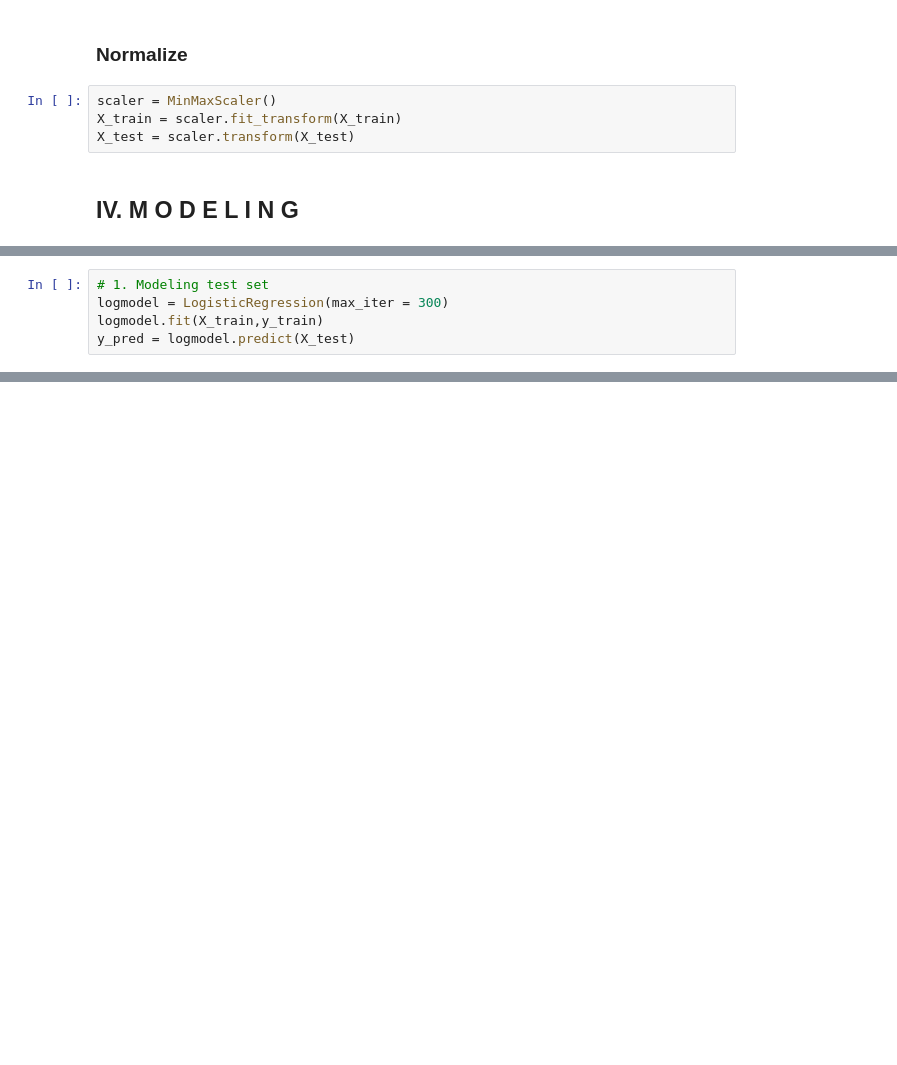
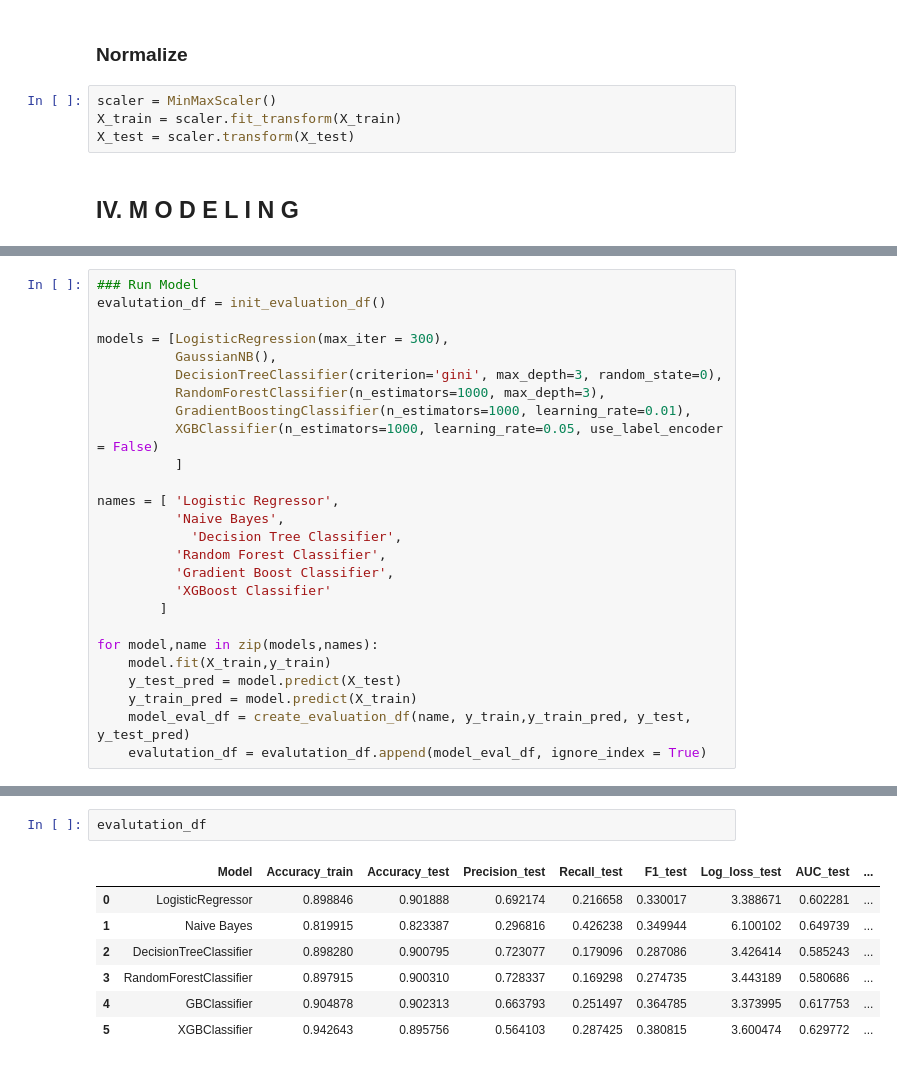
Before and after one commit to ngttnguyen/my-atom-fair, a Jupyter notebook: Nguyen_Bank_Marketing_Modeling.ipynb, the cells around one changed output, grey strips where cells are left out. Drawn from its saved outputs; the diff is of its cells as text; blank space fills up the shorter version.

```diff
--- a/Nguyen_Bank_Marketing_Modeling.ipynb
+++ b/Nguyen_Bank_Marketing_Modeling.ipynb
@@ -497,5 +495,0 @@ X_test = scaler.transform(X_test)
-# %%
-# 1. Modeling test set
-logmodel = LogisticRegression(max_iter = 300)
-logmodel.fit(X_train,y_train)
-y_pred = logmodel.predict(X_test)
@@ -513,0 +542,26 @@ weighted avg       0.89      0.90      0.88     16471
+# %%
+### Run Model
+evalutation_df = init_evaluation_df()
+
+models = [LogisticRegression(max_iter = 300),
+          GaussianNB(),
+          DecisionTreeClassifier(criterion='gini', max_depth=3, random_state=0),
+          RandomForestClassifier(n_estimators=1000, max_depth=3),
+          GradientBoostingClassifier(n_estimators=1000, learning_rate=0.01),
+          XGBClassifier(n_estimators=1000, learning_rate=0.05, use_label_encoder = False)
+          ]
+
+names = [ 'Logistic Regressor',
+          'Naive Bayes',
+            'Decision Tree Classifier',
+          'Random Forest Classifier',
+          'Gradient Boost Classifier',
+          'XGBoost Classifier'
+        ]
+
+for model,name in zip(models,names):
+    model.fit(X_train,y_train)
+    y_test_pred = model.predict(X_test)
+    y_train_pred = model.predict(X_train)
+    model_eval_df = create_evaluation_df(name, y_train,y_train_pred, y_test, y_test_pred)
+    evalutation_df = evalutation_df.append(model_eval_df, ignore_index = True)
@@ -514 +570,11 @@ weighted avg       0.89      0.90      0.88     16471
+# %%
+evalutation_df
+# %% [output]
+|  | Model | Accuracy_train | Accuracy_test | Precision_test | Recall_test | F1_test | Log_loss_test | AUC_test | ... |
+| 0 | LogisticRegressor | 0.898846 | 0.901888 | 0.692174 | 0.216658 | 0.330017 | 3.388671 | 0.602281 | ... |
+| 1 | Naive Bayes | 0.819915 | 0.823387 | 0.296816 | 0.426238 | 0.349944 | 6.100102 | 0.649739 | ... |
+| 2 | DecisionTreeClassifier | 0.898280 | 0.900795 | 0.723077 | 0.179096 | 0.287086 | 3.426414 | 0.585243 | ... |
+| 3 | RandomForestClassifier | 0.897915 | 0.900310 | 0.728337 | 0.169298 | 0.274735 | 3.443189 | 0.580686 | ... |
+| 4 | GBClassifier | 0.904878 | 0.902313 | 0.663793 | 0.251497 | 0.364785 | 3.373995 | 0.617753 | ... |
+| 5 | XGBClassifier | 0.942643 | 0.895756 | 0.564103 | 0.287425 | 0.380815 | 3.600474 | 0.629772 | ... |
 # %%
```
Also changed, not shown: parts of 30 cells of this notebook.
